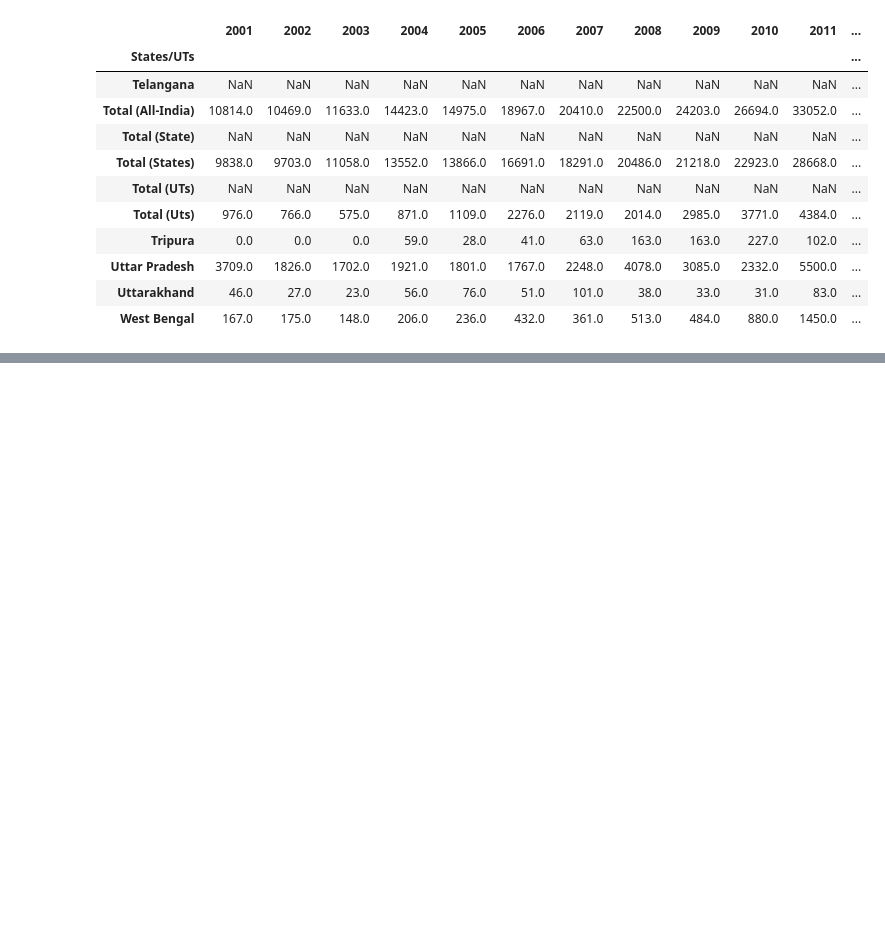
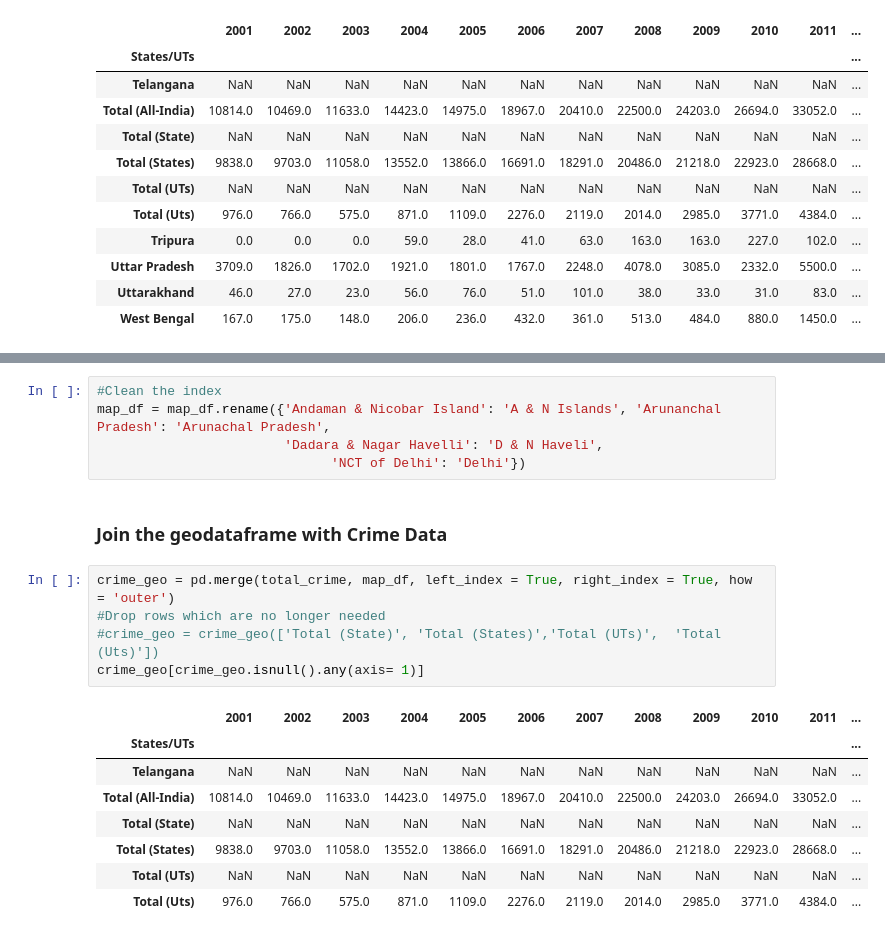
Before and after one commit to emuhsina/EDA_Crime_data, a Jupyter notebook: Notebook.ipynb, the cells around one changed output, grey strips where cells are left out. Saved outputs shown, nothing was run; the diff lists cells and outputs as text; blank space fills up the shorter version.

```diff
--- a/Notebook.ipynb
+++ b/Notebook.ipynb
@@ -376,0 +398,21 @@ Index(['A&N Islands', 'D&N Haveli', 'Delhi UT', 'Total (State)',
+# %%
+#Clean the index
+map_df = map_df.rename({'Andaman & Nicobar Island': 'A & N Islands', 'Arunanchal Pradesh': 'Arunachal Pradesh',
+                        'Dadara & Nagar Havelli': 'D & N Haveli',
+                              'NCT of Delhi': 'Delhi'})
+# %% [markdown]
+### Join the geodataframe with Crime Data
+# %%
+crime_geo = pd.merge(total_crime, map_df, left_index = True, right_index = True, how = 'outer')
+#Drop rows which are no longer needed
+#crime_geo = crime_geo(['Total (State)', 'Total (States)','Total (UTs)',  'Total (Uts)'])
+crime_geo[crime_geo.isnull().any(axis= 1)]
+# %% [output]
+|  | 2001 | 2002 | 2003 | 2004 | 2005 | 2006 | 2007 | 2008 | 2009 | 2010 | 2011 | ... |
+| States/UTs |  |  |  |  |  |  |  |  |  |  |  | ... |
+| Telangana | NaN | NaN | NaN | NaN | NaN | NaN | NaN | NaN | NaN | NaN | NaN | ... |
+| Total (All-India) | 10814.0 | 10469.0 | 11633.0 | 14423.0 | 14975.0 | 18967.0 | 20410.0 | 22500.0 | 24203.0 | 26694.0 | 33052.0 | ... |
+| Total (State) | NaN | NaN | NaN | NaN | NaN | NaN | NaN | NaN | NaN | NaN | NaN | ... |
+| Total (States) | 9838.0 | 9703.0 | 11058.0 | 13552.0 | 13866.0 | 16691.0 | 18291.0 | 20486.0 | 21218.0 | 22923.0 | 28668.0 | ... |
+| Total (UTs) | NaN | NaN | NaN | NaN | NaN | NaN | NaN | NaN | NaN | NaN | NaN | ... |
+| Total (Uts) | 976.0 | 766.0 | 575.0 | 871.0 | 1109.0 | 2276.0 | 2119.0 | 2014.0 | 2985.0 | 3771.0 | 4384.0 | ... |
```
Also changed, not shown: parts of 12 cells of this notebook.
